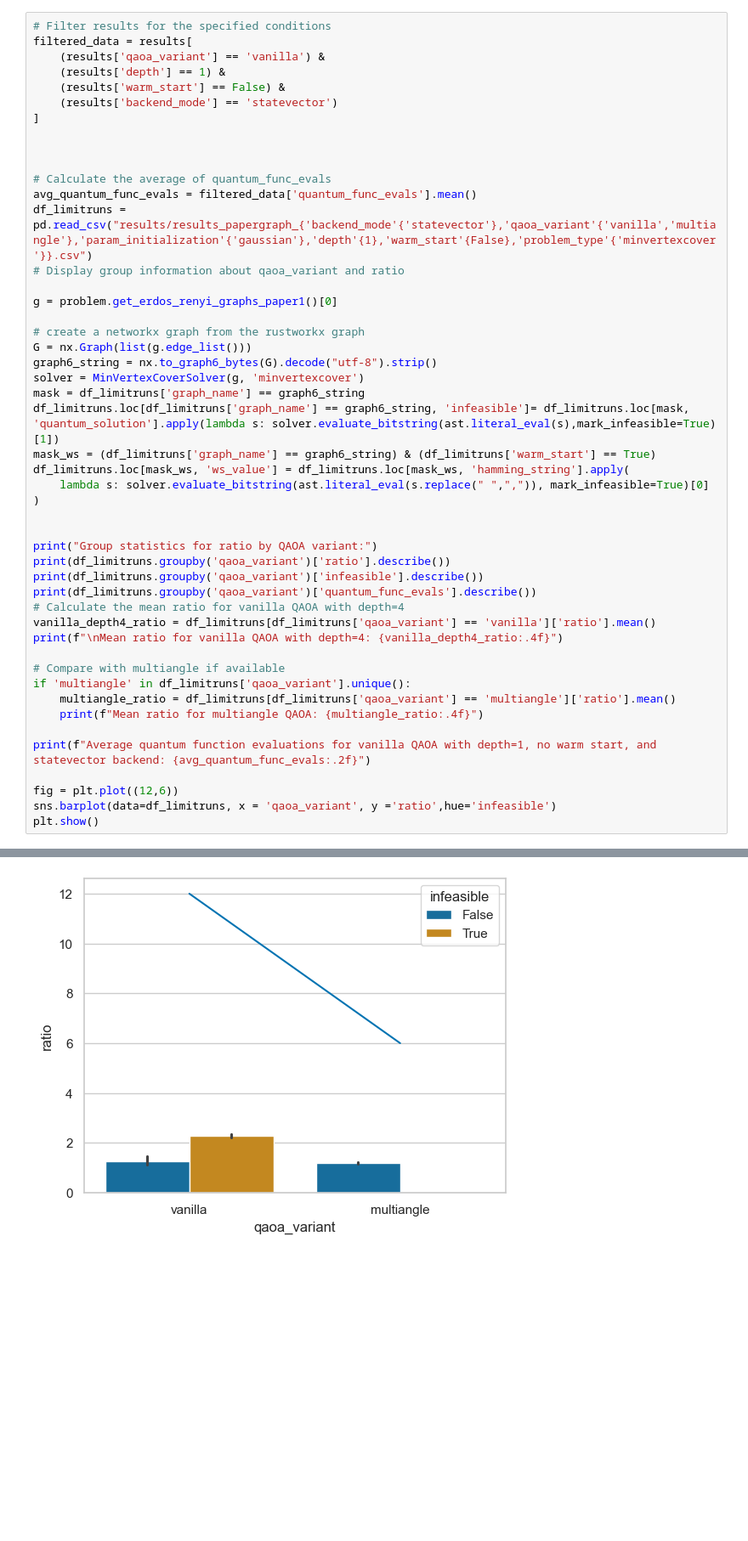
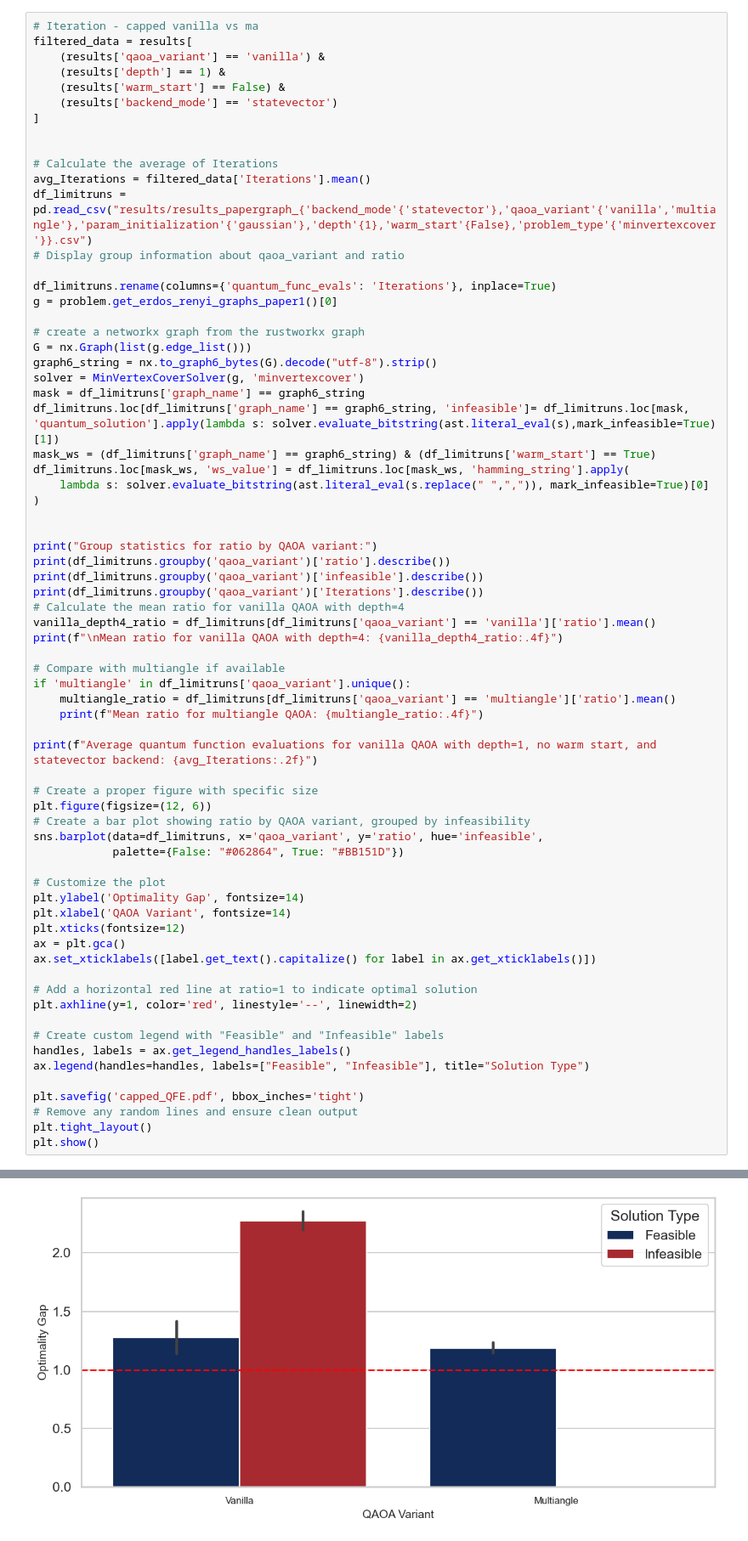
Before and after one commit to Smeidir/QAOA, a Jupyter notebook: results_visualizer.ipynb, the cells around one changed output, grey strips where cells are left out. Shown at 85% size. Cells and saved outputs as stored; diff of their text form; blank space fills up the shorter version.

```diff
--- a/results_visualizer.ipynb
+++ b/results_visualizer.ipynb
@@ -450,5 +367,5 @@ See the caveats in the documentation: https://pandas.pydata.org/pandas-docs/stab
 # %%
-# Filter results for the specified conditions
+# Iteration - capped vanilla vs ma
 filtered_data = results[
     (results['qaoa_variant'] == 'vanilla') &
     (results['depth'] == 1) &
@@ -457,12 +374,12 @@ filtered_data = results[
 ]
 
 
-
-# Calculate the average of quantum_func_evals
-avg_quantum_func_evals = filtered_data['quantum_func_evals'].mean()
+# Calculate the average of Iterations
+avg_Iterations = filtered_data['Iterations'].mean()
 df_limitruns = pd.read_csv("results/results_papergraph_{'backend_mode'{'statevector'},'qaoa_variant'{'vanilla','multiangle'},'param_initialization'{'gaussian'},'depth'{1},'warm_start'{False},'problem_type'{'minvertexcover'}}.csv")
 # Display group information about qaoa_variant and ratio
 
+df_limitruns.rename(columns={'quantum_func_evals': 'Iterations'}, inplace=True)
 g = problem.get_erdos_renyi_graphs_paper1()[0]
 
 # create a networkx graph from the rustworkx graph
@@ -480,40 +397,61 @@ df_limitruns.loc[mask_ws, 'ws_value'] = df_limitruns.loc[mask_ws, 'hamming_strin
 print("Group statistics for ratio by QAOA variant:")
 print(df_limitruns.groupby('qaoa_variant')['ratio'].describe())
 print(df_limitruns.groupby('qaoa_variant')['infeasible'].describe())
-print(df_limitruns.groupby('qaoa_variant')['quantum_func_evals'].describe())
+print(df_limitruns.groupby('qaoa_variant')['Iterations'].describe())
 # Calculate the mean ratio for vanilla QAOA with depth=4
 vanilla_depth4_ratio = df_limitruns[df_limitruns['qaoa_variant'] == 'vanilla']['ratio'].mean()
 print(f"\nMean ratio for vanilla QAOA with depth=4: {vanilla_depth4_ratio:.4f}")
 
 # Compare with multiangle if available
 if 'multiangle' in df_limitruns['qaoa_variant'].unique():
     multiangle_ratio = df_limitruns[df_limitruns['qaoa_variant'] == 'multiangle']['ratio'].mean()
     print(f"Mean ratio for multiangle QAOA: {multiangle_ratio:.4f}")
 
-print(f"Average quantum function evaluations for vanilla QAOA with depth=1, no warm start, and statevector backend: {avg_quantum_func_evals:.2f}")
+print(f"Average quantum function evaluations for vanilla QAOA with depth=1, no warm start, and statevector backend: {avg_Iterations:.2f}")
 
-fig = plt.plot((12,6))
-sns.barplot(data=df_limitruns, x = 'qaoa_variant', y ='ratio',hue='infeasible')
+# Create a proper figure with specific size
+plt.figure(figsize=(12, 6))
+# Create a bar plot showing ratio by QAOA variant, grouped by infeasibility
+sns.barplot(data=df_limitruns, x='qaoa_variant', y='ratio', hue='infeasible',
+            palette={False: "#062864", True: "#BB151D"})
+
+# Customize the plot
+plt.ylabel('Optimality Gap', fontsize=14)
+plt.xlabel('QAOA Variant', fontsize=14)
+plt.xticks(fontsize=12)
+ax = plt.gca()
+ax.set_xticklabels([label.get_text().capitalize() for label in ax.get_xticklabels()])
+
+# Add a horizontal red line at ratio=1 to indicate optimal solution
+plt.axhline(y=1, color='red', linestyle='--', linewidth=2)
+
+# Create custom legend with "Feasible" and "Infeasible" labels
+handles, labels = ax.get_legend_handles_labels()
+ax.legend(handles=handles, labels=["Feasible", "Infeasible"], title="Solution Type")
+
+plt.savefig('capped_QFE.pdf', bbox_inches='tight')
+# Remove any random lines and ensure clean output
+plt.tight_layout()
 plt.show()
 # %% [output]
 Group statistics for ratio by QAOA variant:
               count      mean       std  min       25%       50%      75%  \
 qaoa_variant
 multiangle    200.0  1.478060  0.352439  1.0  1.251143  1.415221  1.64532
 vanilla       200.0  2.165802  1.148396  1.0  1.481316  1.932175  2.51432
 
                    max
 qaoa_variant
 multiangle    3.491244
 vanilla       7.727381
              count unique    top freq
 qaoa_variant
 ... (6 lines left out)
 
 Mean ratio for vanilla QAOA with depth=4: 2.1658
 Mean ratio for multiangle QAOA: 1.4781
 Average quantum function evaluations for vanilla QAOA with depth=1, no warm start, and statevector backend: 131.34
-[figure, old version]
+[figure, new version]
 # %%
 import numpy as np
 import pandas as pd
```
Also changed, not shown: parts of 23 cells of this notebook, 32 other files.
